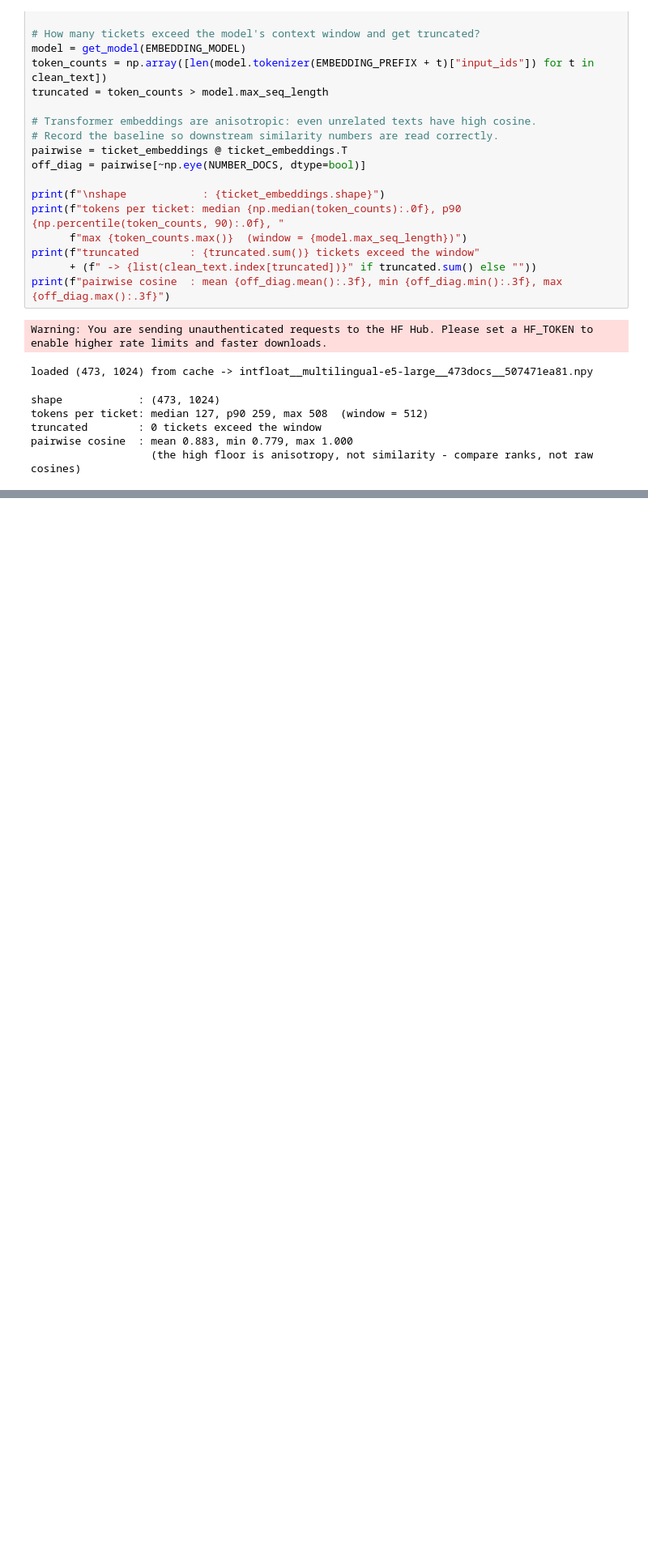
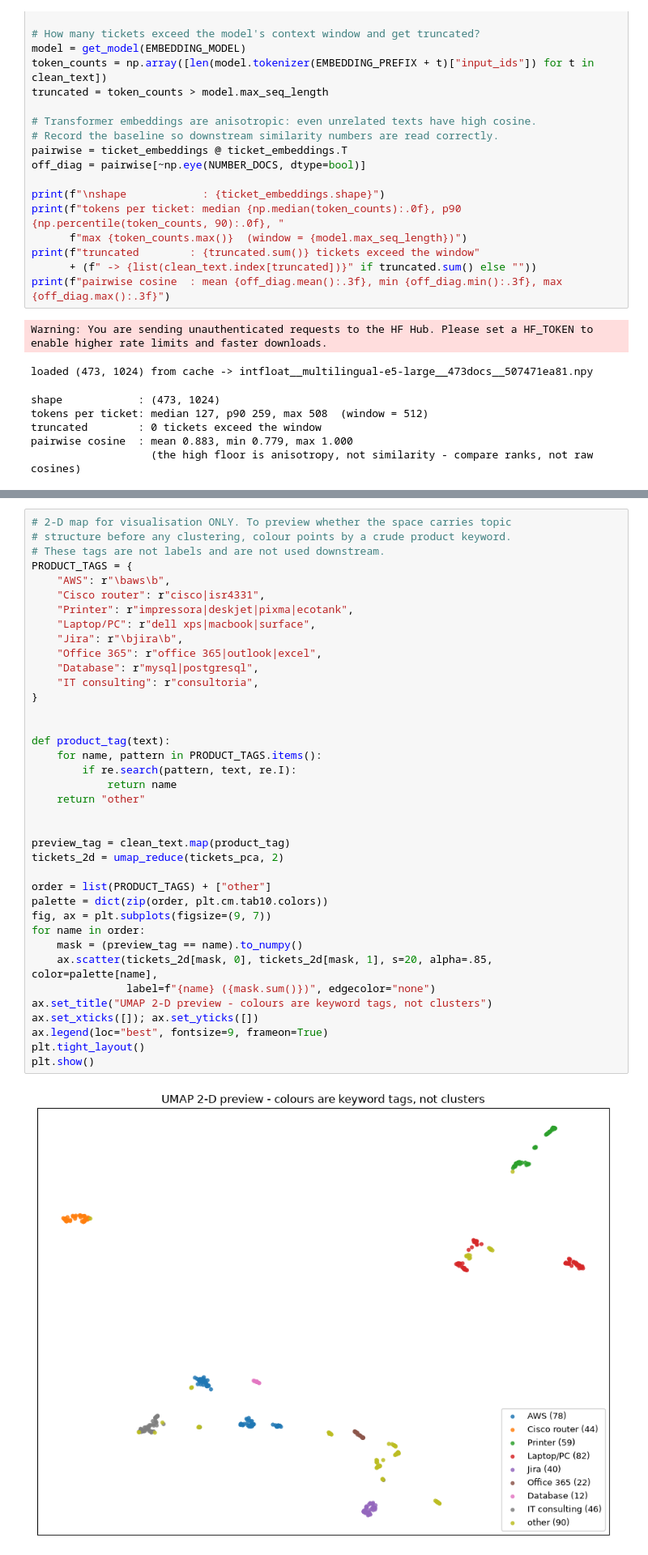
Before and after one commit to nicolaubruno/voll_technical_case, a Jupyter notebook: Support Ticket Clustering.ipynb, the cells around one changed output, grey strips where cells are left out. Shown at 81% size. Cells and saved outputs as stored; diff of their text form; blank space fills up the shorter version.

```diff
--- a/Support Ticket Clustering.ipynb
+++ b/Support Ticket Clustering.ipynb
@@ -838,0 +1072,40 @@ pairwise cosine  : mean 0.883, min 0.779, max 1.000
+# %%
+# 2-D map for visualisation ONLY. To preview whether the space carries topic
+# structure before any clustering, colour points by a crude product keyword.
+# These tags are not labels and are not used downstream.
+PRODUCT_TAGS = {
+    "AWS": r"\baws\b",
+    "Cisco router": r"cisco|isr4331",
+    "Printer": r"impressora|deskjet|pixma|ecotank",
+    "Laptop/PC": r"dell xps|macbook|surface",
+    "Jira": r"\bjira\b",
+    "Office 365": r"office 365|outlook|excel",
+    "Database": r"mysql|postgresql",
+    "IT consulting": r"consultoria",
+}
+
+
+def product_tag(text):
+    for name, pattern in PRODUCT_TAGS.items():
+        if re.search(pattern, text, re.I):
+            return name
+    return "other"
+
+
+preview_tag = clean_text.map(product_tag)
+tickets_2d = umap_reduce(tickets_pca, 2)
+
+order = list(PRODUCT_TAGS) + ["other"]
+palette = dict(zip(order, plt.cm.tab10.colors))
+fig, ax = plt.subplots(figsize=(9, 7))
+for name in order:
+    mask = (preview_tag == name).to_numpy()
+    ax.scatter(tickets_2d[mask, 0], tickets_2d[mask, 1], s=20, alpha=.85, color=palette[name],
+               label=f"{name} ({mask.sum()})", edgecolor="none")
+ax.set_title("UMAP 2-D preview - colours are keyword tags, not clusters")
+ax.set_xticks([]); ax.set_yticks([])
+ax.legend(loc="best", fontsize=9, frameon=True)
+plt.tight_layout()
+plt.show()
+# %% [output]
+[figure, added]
```
Also changed, not shown: parts of 12 cells of this notebook, 1 other file.
